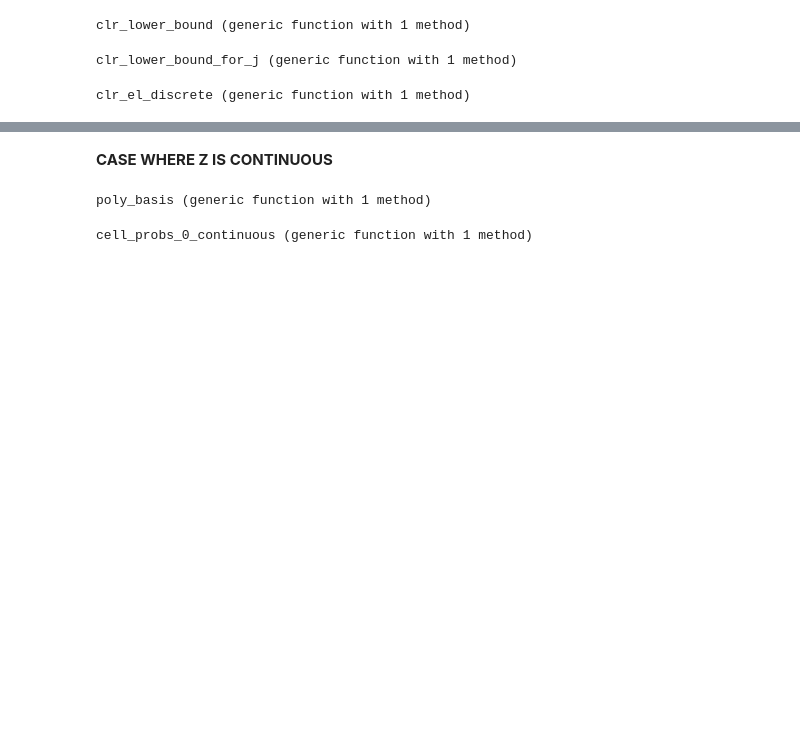
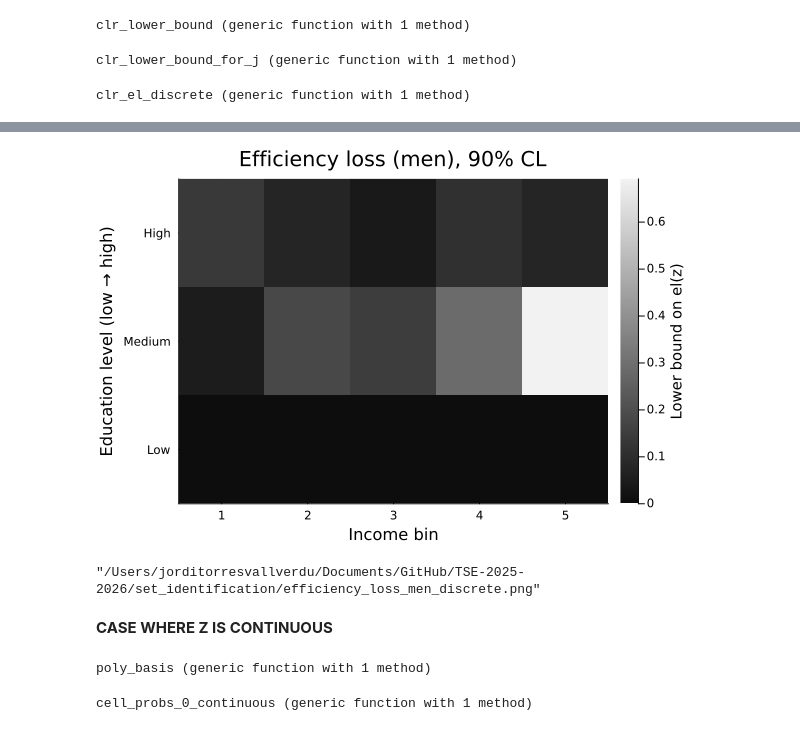
Before and after one commit to jorditorres1098/TSE-2025-2026, a Jupyter notebook: set_identification/mhg_replication.ipynb, the cells around one changed output, grey strips where cells are left out. Drawn from its saved outputs; the diff is of its cells as text; code cells hidden in the pictures; blank space fills up the shorter version.

```diff
--- a/set_identification/mhg_replication.ipynb
+++ b/set_identification/mhg_replication.ipynb
@@ -776,3 +353,24 @@ results= [clr_el_discrete(i, :z_numeric_iq, :postsec_stem2; R=2000, rng=Random.d
+# %%
+using Plots
+
+pdiscrete=heatmap(
+    1:B,
+    1:G,
+    el_men;
+    xlabel = "Income bin",
+    ylabel = "Education level (low → high)",
+    yticks = (1:G, ["Low", "Medium", "High"]),
+    title  = "Efficiency loss (men), 90% CL",
+    color  = :grays,
+    clims  = (0, maximum(el_men)),
+    colorbar_title = "Lower bound on el(z)"
+)
+# %% [output]
+[figure, added]
+# %%
+savefig(pdiscrete, joinpath(export_dir, "efficiency_loss_men_discrete.png"))
+# %% [output]
+"/Users/jorditorresvallverdu/Documents/GitHub/TSE-2025-2026/set_identification/efficiency_loss_men_discrete.png"
 # %% [markdown]
 **CASE WHERE Z IS CONTINUOUS**
 # %%
```
Also changed, not shown: parts of 49 cells of this notebook, 13 other files.
